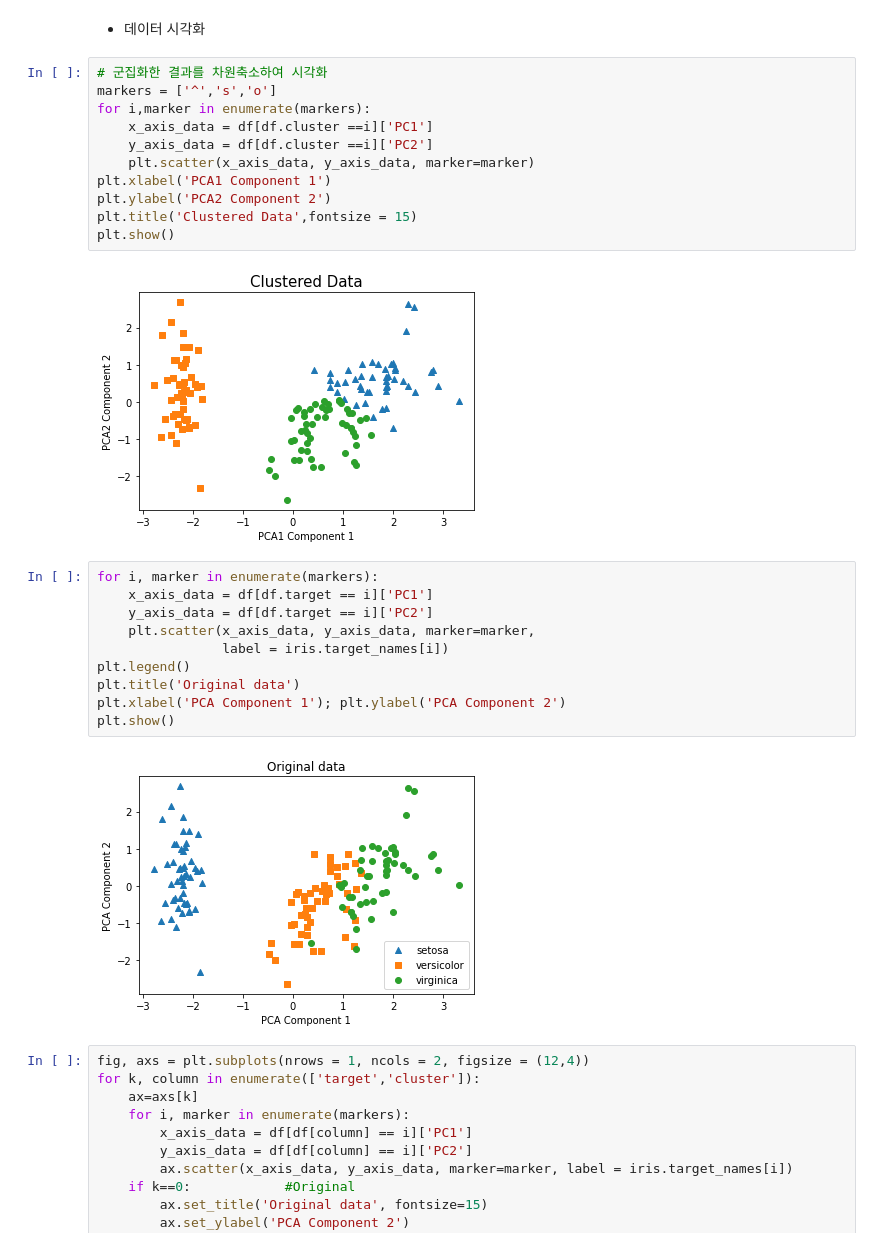
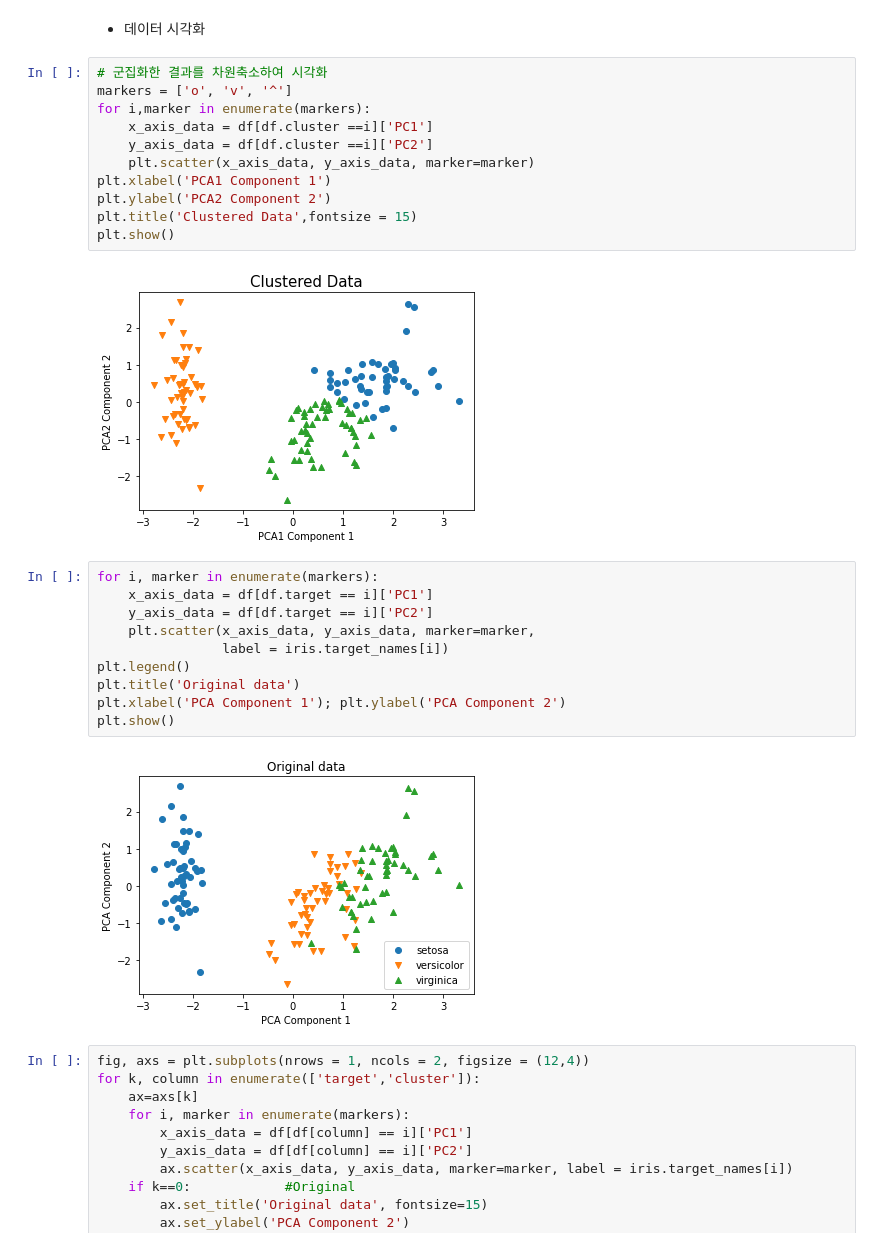
Before and after one commit to kyungseokAN/Machine-Learning-21_12, a Jupyter notebook: 05.차원축소 및 군집화/11.iris군집화.ipynb, the cells around one changed output. Cells and saved outputs as stored; diff of their text form.

```diff
--- a/05.차원축소 및 군집화/11.iris군집화.ipynb
+++ b/05.차원축소 및 군집화/11.iris군집화.ipynb
@@ -68,17 +83,17 @@ df.groupby(['target', 'cluster']).count()
 - 데이터 시각화
 # %%
 # 군집화한 결과를 차원축소하여 시각화
-markers = ['^','s','o']
+markers = ['o', 'v', '^']
 for i,marker in enumerate(markers):
     x_axis_data = df[df.cluster ==i]['PC1']
     y_axis_data = df[df.cluster ==i]['PC2']
     plt.scatter(x_axis_data, y_axis_data, marker=marker)
 plt.xlabel('PCA1 Component 1')
 plt.ylabel('PCA2 Component 2')
 plt.title('Clustered Data',fontsize = 15)
 plt.show()
 # %% [output]
-[figure, old version]
+[figure, new version]
 # %%
 for i, marker in enumerate(markers):
     x_axis_data = df[df.target == i]['PC1']
@@ -90,7 +105,7 @@ plt.title('Original data')
 plt.xlabel('PCA Component 1'); plt.ylabel('PCA Component 2')
 plt.show()
 # %% [output]
-[figure, old version]
+[figure, new version]
 # %%
 fig, axs = plt.subplots(nrows = 1, ncols = 2, figsize = (12,4))
 for k, column in enumerate(['target','cluster']):
```
Also changed, not shown: parts of 1 cell of this notebook, 3 other files.
